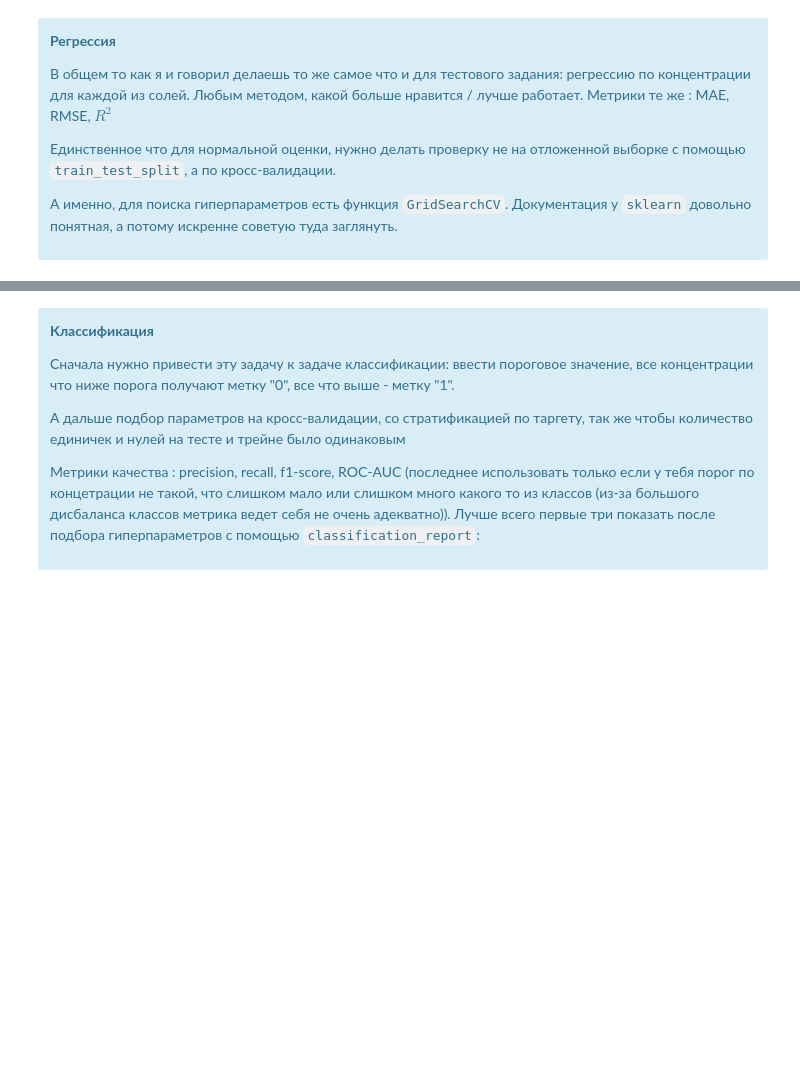
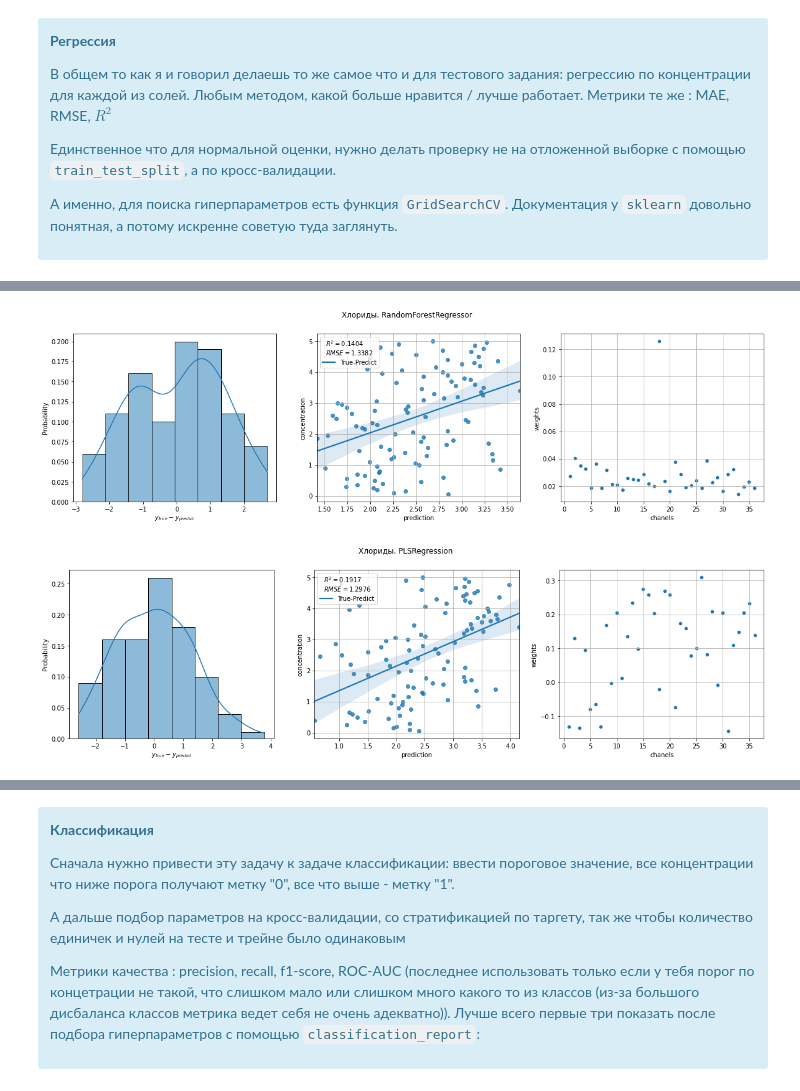
Before and after one commit to andrew3203/wastewater, a Jupyter notebook: notebooks/peecup/1.0-kad-test-task.ipynb, the cells around one changed output, grey strips where cells are left out. Saved outputs shown, nothing was run; the diff lists cells and outputs as text; code cells hidden in the pictures; blank space fills up the shorter version.

```diff
--- a/notebooks/peecup/1.0-kad-test-task.ipynb
+++ b/notebooks/peecup/1.0-kad-test-task.ipynb
@@ -15,0 +125,6 @@ import pandas as pd
+# %%
+CL_DF = pd.read_csv('../../data/interim/CL_12_11.csv')
+CL_DF['concentration'] = np.arange(0.050, 5.01 ,0.050)
+CL_DF = CL_DF.drop(['Id', 'CreationStamp', 'Dataset', 'Description'], axis=1)
+CL_DF = CL_DF.dropna()
+CL_DF.head()
@@ -15,0 +139,6 @@ import pandas as pd
+# %%
+r = crosFit(CL_DF, models)
+describe(r, 'Хлориды,')
+# %% [output]
+[figure, added]
+[figure, added]
```
Also changed, not shown: parts of 10 cells of this notebook, 1 other file.
